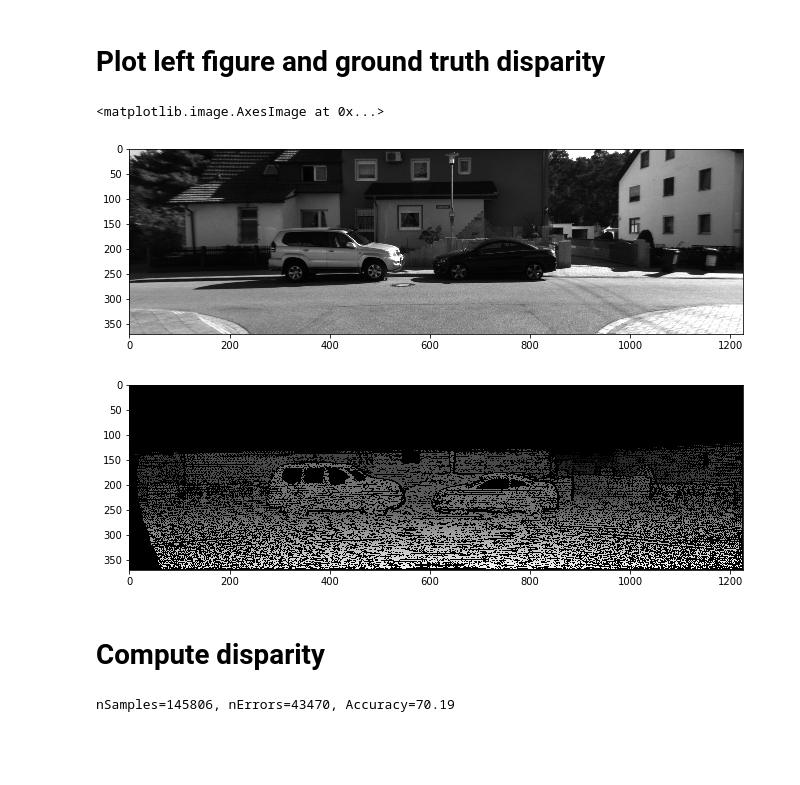
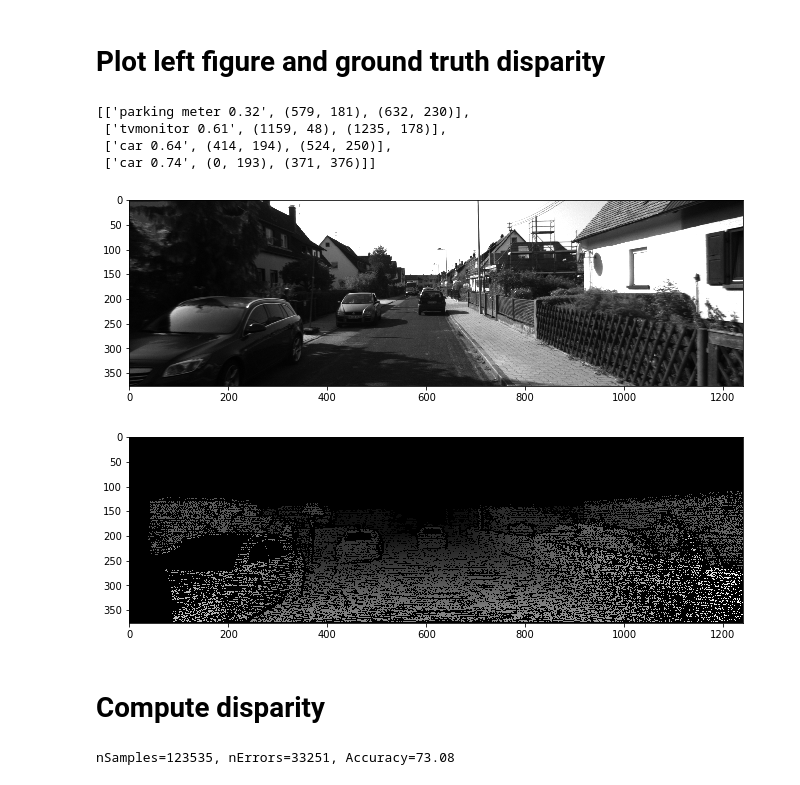
Before and after one commit to pnsrao/kitti, a Jupyter notebook: stereo/stereo.ipynb, the cells around one changed output. Cells and saved outputs as stored; diff of their text form; code cells hidden in the pictures; blank space fills up the shorter version.

```diff
--- a/stereo/stereo.ipynb
+++ b/stereo/stereo.ipynb
@@ -10,21 +14,24 @@ import cv2
 # For examples
 # %%
 # Change this to the directory where you store examples
-basedir = './files/'
-image_index = '000005_10'
+basedir = './files/' #5_10, 16_10, 147_10
+image_index = '000007_10'
 l_ifile = basedir+image_index+'_l.png'
 r_ifile = basedir+image_index+'_r.png'
 disp_file = basedir+image_index+'_dnoc.png'
+#yolo_img = cv2.imread(basedir+image_index+'_yolo.png',0)
 imL = cv2.imread(l_ifile,0)
 imR = cv2.imread(r_ifile,0)
 disp_gt = cv2.imread(disp_file,0)
 plt.rcParams["figure.figsize"] = (11,4)
+results = pickle.load(open('./files/results.p','rb'))
+myresult = results[image_index+'.png']
 # %% [markdown]
 # For dataset
 # %%
 # Change this to the directory where you store KITTI data
 basedir = '../data_stereo_flow/training/'
-image_index = '000001_10'
+image_index = '000007_10'
 l_ifile = basedir+'image_0/'+image_index+'.png'
 r_ifile = basedir+'image_1/'+image_index+'.png'
 disp_file = basedir+'disp_noc/'+image_index+'.png'
@@ -32,17 +39,23 @@ imL = cv2.imread(l_ifile,0)
 imR = cv2.imread(r_ifile,0)
 disp_gt = cv2.imread(disp_file,0)
 plt.rcParams["figure.figsize"] = (11,4)
+results = pickle.load(open('../../yad2k/results.p','rb'))
+myresult = results[image_index+'.png']
 # %% [markdown]
 # Plot left figure and ground truth disparity
 # %%
 plt.figure()
 plt.imshow(imL,cmap='gray')
 plt.figure()
 plt.imshow(disp_gt,cmap='gray')
+myresult
 # %% [output]
-<matplotlib.image.AxesImage at 0x...>
+[['parking meter 0.32', (579, 181), (632, 230)],
+ ['tvmonitor 0.61', (1159, 48), (1235, 178)],
+ ['car 0.64', (414, 194), (524, 250)],
+ ['car 0.74', (0, 193), (371, 376)]]
-[figure, old version]
+[figure, new version]
-[figure, old version]
+[figure, new version]
 # %% [markdown]
 # Compute disparity
 # %%
@@ -58,15 +71,22 @@ stereo = cv2.StereoSGBM_create(minDisparity = min_disp, numDisparities=num_disp,
 speckleRange = 32)
 disp = stereo.compute(imL,imR).astype(np.float32)/16 # 4 fractional bits
 (m,n) = imL.shape
+rectangle = (0,0,n,m)
+#rectangle = (286,162,535,288) #(300,168,436,235)
 (num_samples,num_errors)=(0,0)
-for ii in range(m):
-    for jj in range(n):
+av_disp=0
+for ii in range(rectangle[1],rectangle[3]):
+    for jj in range(rectangle[0],rectangle[2]):
         dgt = disp_gt[ii,jj]
         dcomp = disp[ii,jj]
+        av_disp += dcomp
         if dgt > 0:
             num_samples += 1
             if abs(dgt-dcomp) > 3:
                 num_errors += 1
+av_disp /= ((rectangle[3]-rectangle[1])* (rectangle[2]-rectangle[0]))
+net_depth = fd_val/av_disp
 print('nSamples={}, nErrors={}, Accuracy={:.2f}'.format(num_samples,num_errors,100.0*(1-num_errors/num_samples)))
+#print('nSamples={}, nErrors={}, Accuracy={:.2f}, AvDisp={:.2f}, Depth={:.2f}'.format(num_samples,num_errors,100.0*(1-num_errors/num_samples),av_disp,net_depth))
 # %% [output]
-nSamples=145806, nErrors=43470, Accuracy=70.19
+nSamples=123535, nErrors=33251, Accuracy=73.08
```
Also changed, not shown: parts of 5 cells of this notebook.
